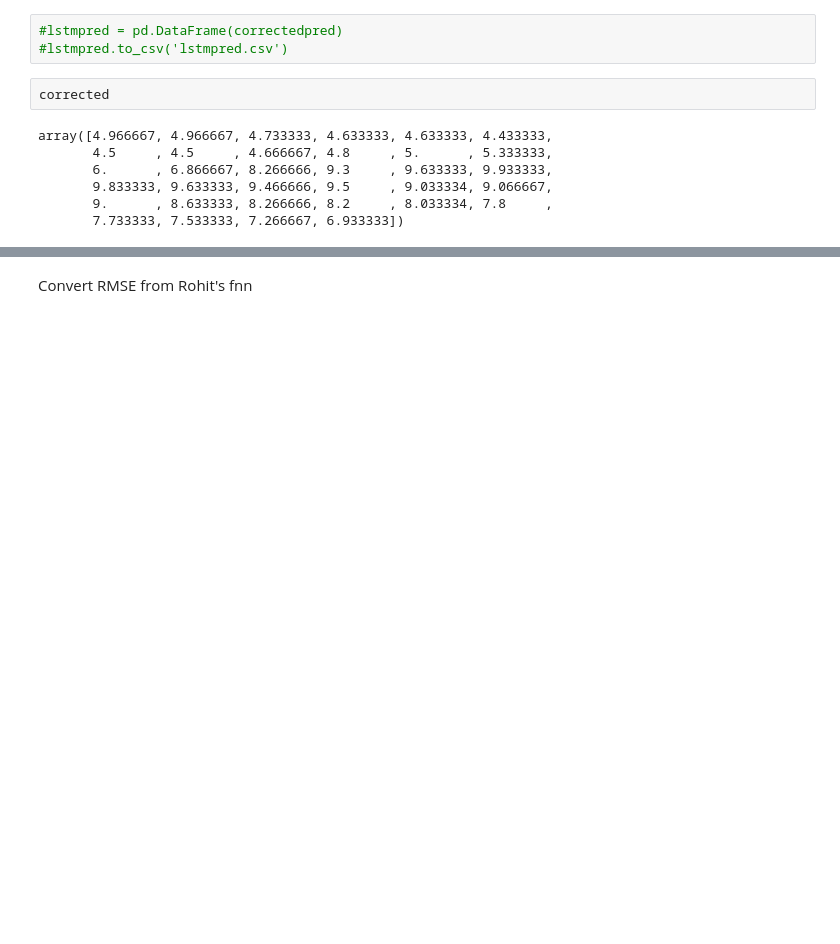
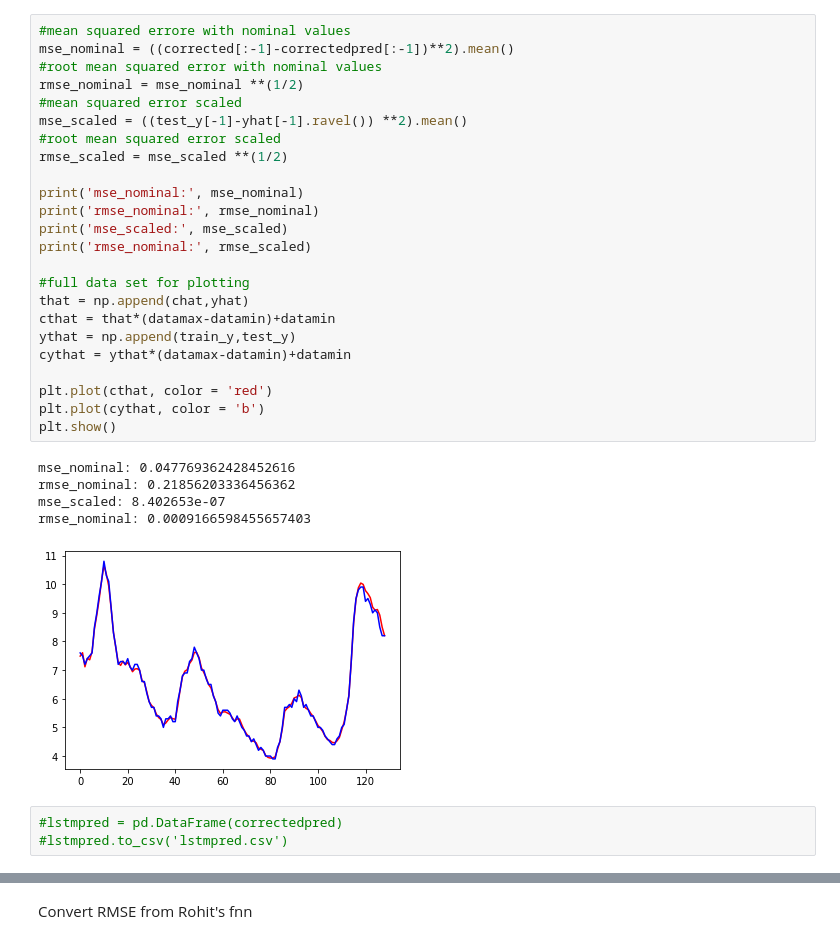
Before and after one commit to sydney-machine-learning/unemployment_forecasting, a Jupyter notebook: code/lstm.ipynb, the cells around one changed output, grey strips where cells are left out. Drawn from its saved outputs; the diff is of its cells as text; blank space fills up the shorter version.

```diff
--- a/code/lstm.ipynb
+++ b/code/lstm.ipynb
@@ -370,12 +144,33 @@ plt.show()
+# %%
+#mean squared errore with nominal values
+mse_nominal = ((corrected[:-1]-correctedpred[:-1])**2).mean()
+#root mean squared error with nominal values
+rmse_nominal = mse_nominal **(1/2)
+#mean squared error scaled
+mse_scaled = ((test_y[-1]-yhat[-1].ravel()) **2).mean()
+#root mean squared error scaled
+rmse_scaled = mse_scaled **(1/2)
+
+print('mse_nominal:', mse_nominal)
+print('rmse_nominal:', rmse_nominal)
+print('mse_scaled:', mse_scaled)
+print('rmse_nominal:', rmse_scaled)
+
+#full data set for plotting
+that = np.append(chat,yhat)
+cthat = that*(datamax-datamin)+datamin
+ythat = np.append(train_y,test_y)
+cythat = ythat*(datamax-datamin)+datamin
+
+plt.plot(cthat, color = 'red')
+plt.plot(cythat, color = 'b')
+plt.show()
+# %% [output]
+mse_nominal: 0.047769362428452616
+rmse_nominal: 0.21856203336456362
+mse_scaled: 8.402653e-07
+rmse_nominal: 0.0009166598455657403
+[figure, added]
 # %%
 #lstmpred = pd.DataFrame(correctedpred)
 #lstmpred.to_csv('lstmpred.csv')
-# %%
-corrected
-# %% [output]
-array([4.966667, 4.966667, 4.733333, 4.633333, 4.633333, 4.433333,
-       4.5     , 4.5     , 4.666667, 4.8     , 5.      , 5.333333,
-       6.      , 6.866667, 8.266666, 9.3     , 9.633333, 9.933333,
-       9.833333, 9.633333, 9.466666, 9.5     , 9.033334, 9.066667,
-       9.      , 8.633333, 8.266666, 8.2     , 8.033334, 7.8     ,
-       7.733333, 7.533333, 7.266667, 6.933333])
```
Also changed, not shown: parts of 34 cells of this notebook, 3 other files.
